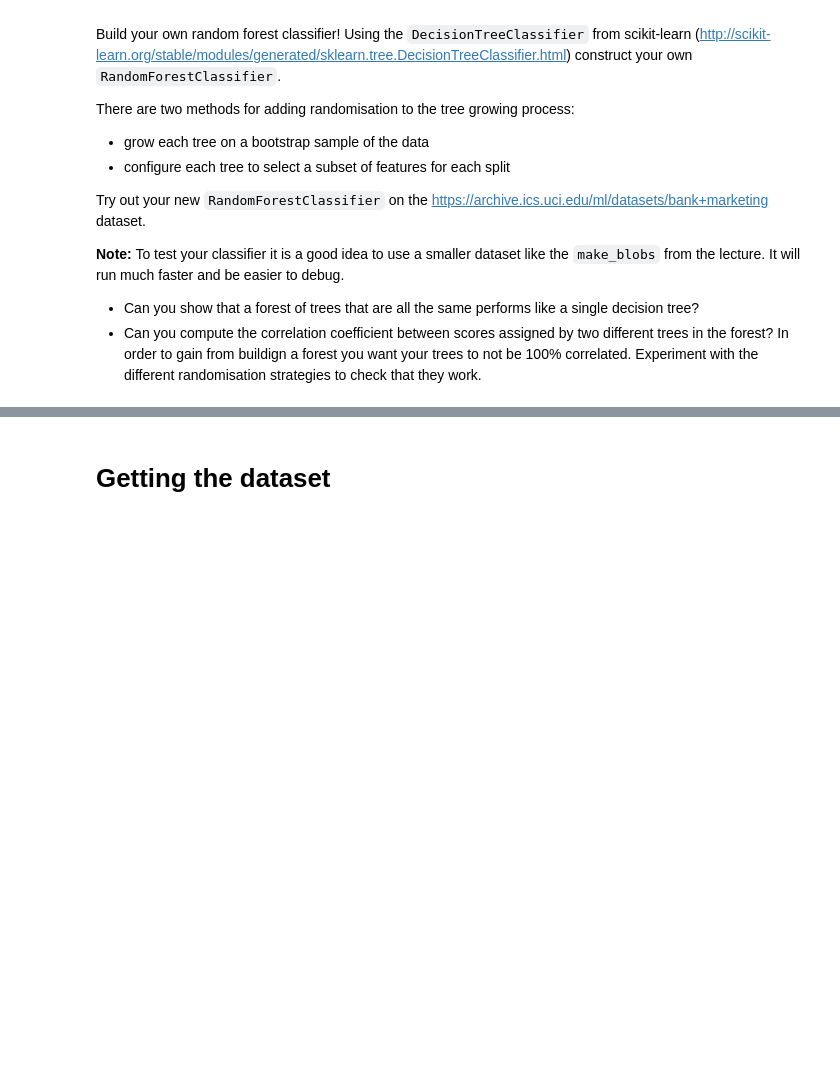
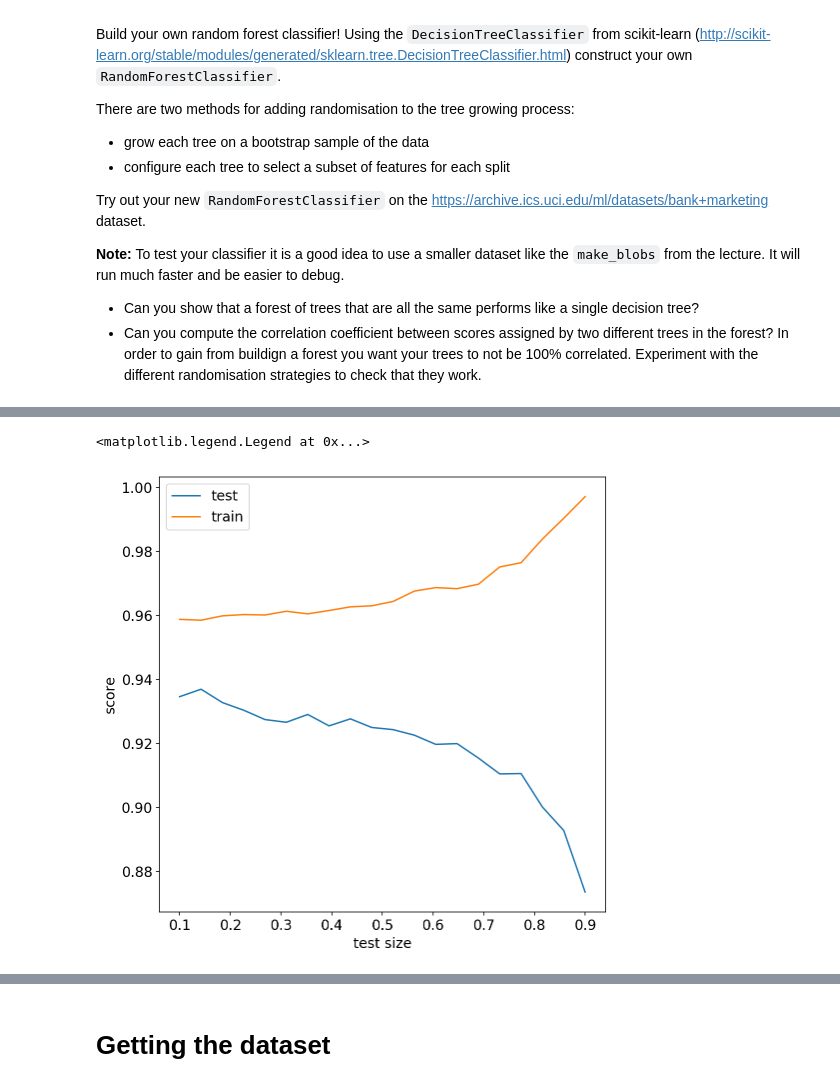
Before and after one commit to calispac/advanced-computing-2018, a Jupyter notebook: material/lecture-02/exercise.ipynb, the cells around one changed output, grey strips where cells are left out. Cells and saved outputs as stored; diff of their text form; code cells hidden in the pictures; blank space fills up the shorter version.

```diff
--- a/material/lecture-02/exercise.ipynb
+++ b/material/lecture-02/exercise.ipynb
@@ -36,0 +78,10 @@ Try out your new `RandomForestClassifier` on the https://archive.ics.uci.edu/ml/
+# %%
+val = np.mean(score, axis=-1)
+plt.plot(test_split, val[0], label='test')
+plt.plot(test_split, val[1], label='train')
+plt.xlabel('test size')
+plt.ylabel('score')
+plt.legend()
+# %% [output]
+<matplotlib.legend.Legend at 0x...>
+[figure, added]
```
Also changed, not shown: parts of 19 cells of this notebook.
